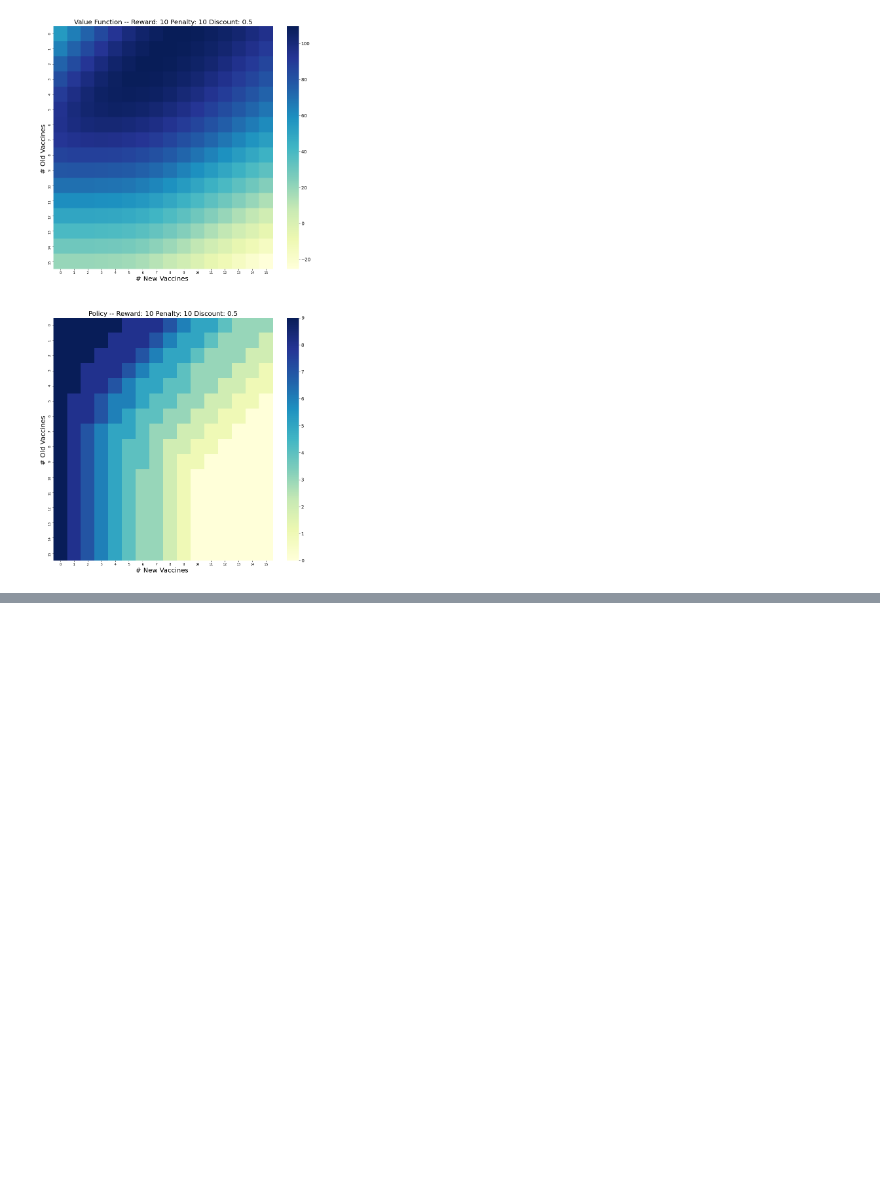
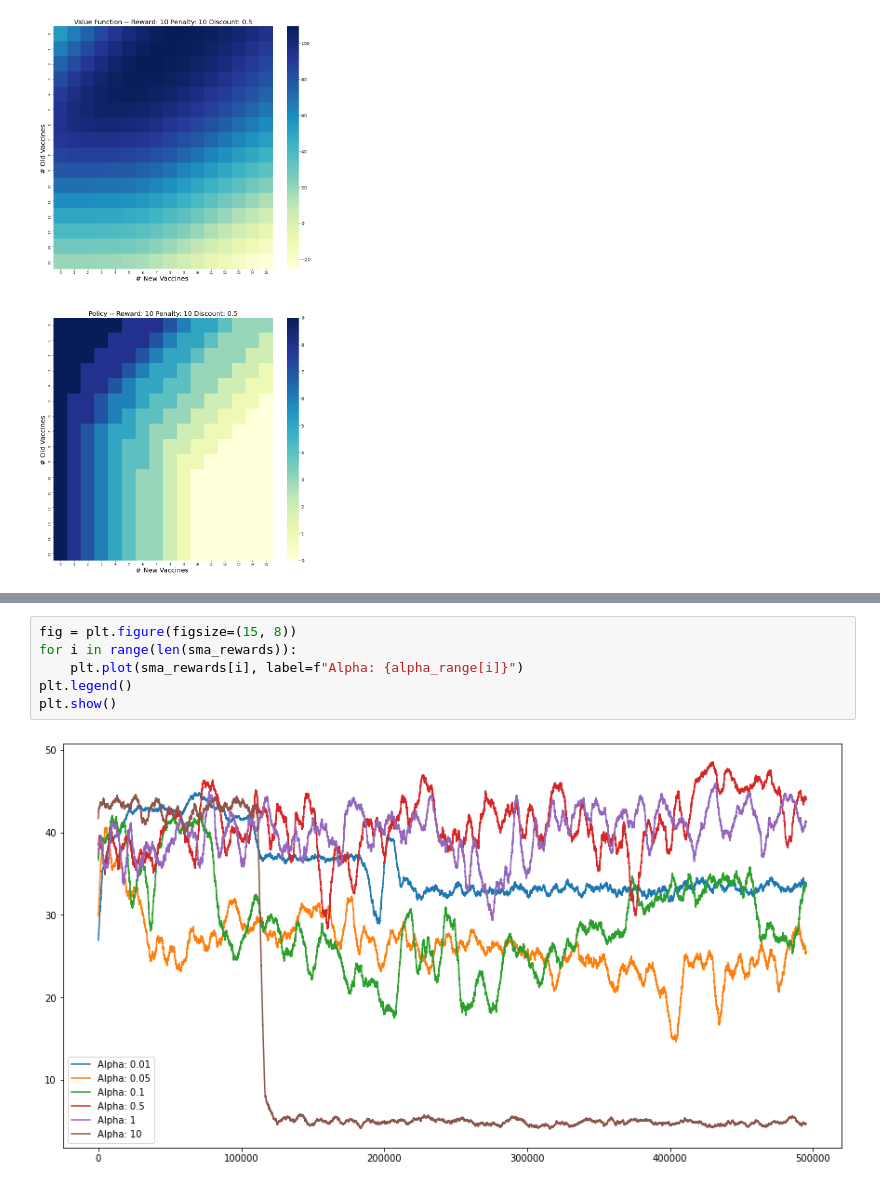
Before and after one commit to 12kleingordon34/RL-Exploration, a Jupyter notebook: vaccine_delivery/playground.ipynb, the cells around one changed output, grey strips where cells are left out. Drawn from its saved outputs; the diff is of its cells as text; blank space fills up the shorter version.

```diff
--- a/vaccine_delivery/playground.ipynb
+++ b/vaccine_delivery/playground.ipynb
@@ -66,0 +201,8 @@ plot_heat_maps(agent.V, agent.policy, centre.fee_vaccine, centre.cost_vaccine)
+# %%
+fig = plt.figure(figsize=(15, 8))
+for i in range(len(sma_rewards)):
+    plt.plot(sma_rewards[i], label=f"Alpha: {alpha_range[i]}")
+plt.legend()
+plt.show()
+# %% [output]
+[figure, added]
```
Also changed, not shown: parts of 10 cells of this notebook, 2 other files.
